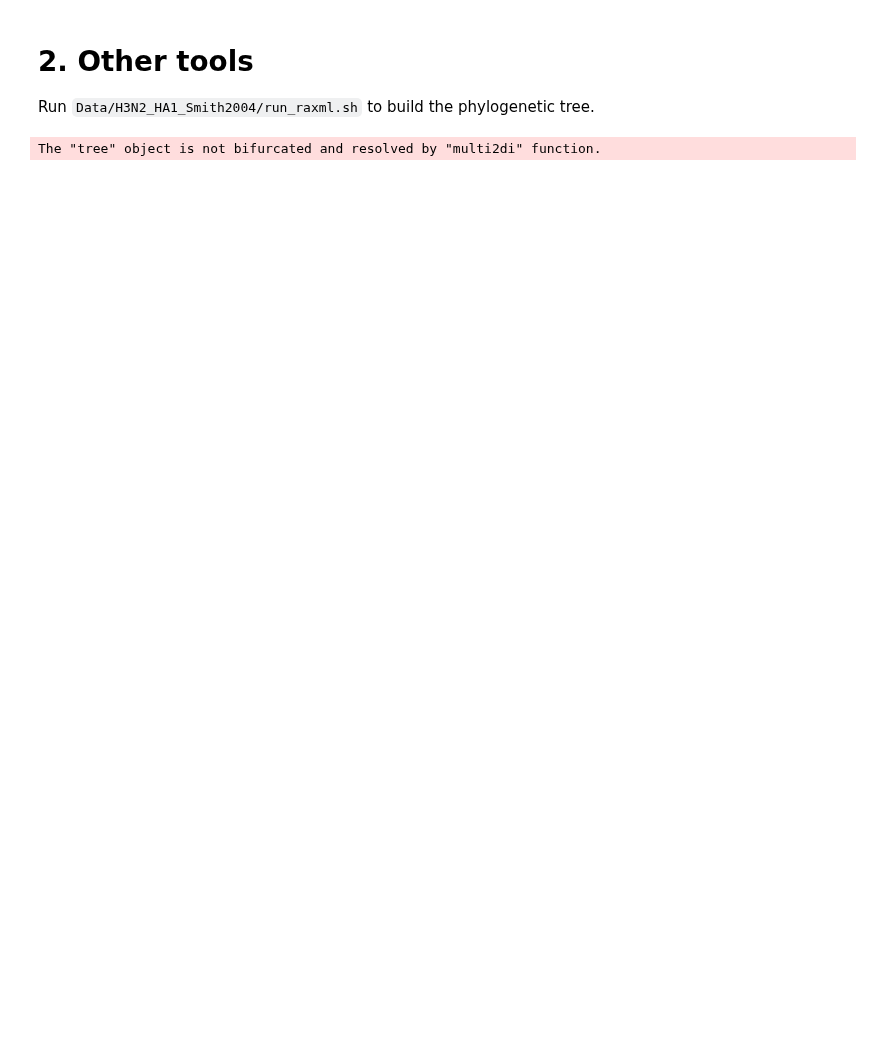
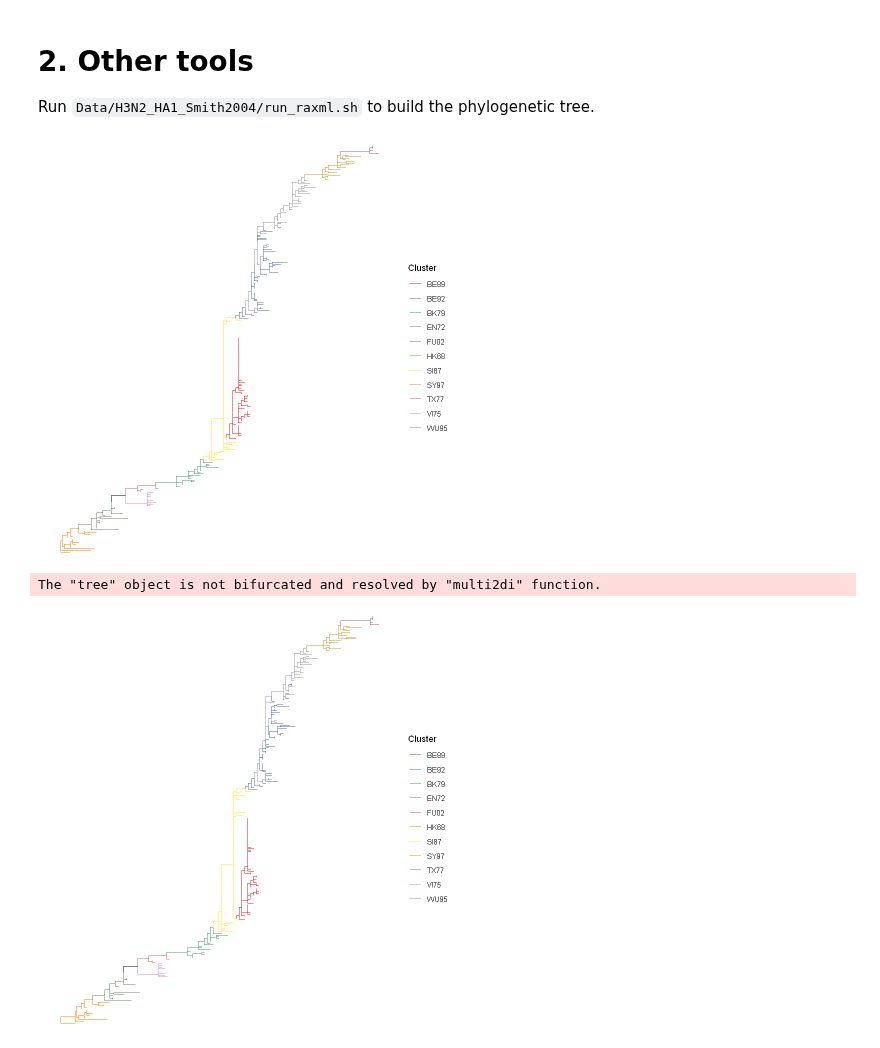
Before and after one commit to Takkoona/phyloColoring, a Jupyter notebook: 3_fixation_validation.ipynb, the cells around one changed output. Cells and saved outputs as stored; diff of their text form; code cells hidden in the pictures; blank space fills up the shorter version.

```diff
--- a/3_fixation_validation.ipynb
+++ b/3_fixation_validation.ipynb
@@ -270,38 +281,41 @@ Run `Data/H3N2_HA1_Smith2004/run_raxml.sh` to build the phylogenetic tree.
 predResult2 <- data.frame(
     "software" = integer(),
     "rate" = double(),
     "category" = character()
 )
 
 for (toolname in names(PHYLO_TOOLS)) {
     tree <- read.tree(file.path(DATA_DIR, PHYLO_TOOLS[[toolname]]))
     tree <- ape::root(tree, "AF201874.1")
-    p <- ggtree(groupOTU(tree, group, group_name = "Groups"), aes(color = Groups)) +
-        scale_color_manual(values = as.list(groupColors), limits = names(groupColors))
-    ggsave(
-        filename = file.path(OUTPUT_DIR, paste0("Smith2004_tree_", toolname, ".svg")),
-        plot = p,
-        width = 6, height = 4
-    )
+    p <- ggtree(groupOTU(tree, group, group_name = "Cluster"), aes(color = Cluster)) +
+        scale_color_manual(
+            values = as.list(groupColors),
+            limits = setdiff(names(groupColors), "0"),
+            na.translate = TRUE,
+            na.value = "black"
+        )
+    print(p)
     paths <- addMSA(tree, alignment = alignment)
     mutations <- fixationSites(paths)
 
     assessTable <- siteCategory
     sites <- as.integer(allSitesName(mutations))
     assessTable[["predFixed"]] <- assessTable[["site"]] %in% sites
     x <- assessTable[["fixationSite"]] + assessTable[["predFixed"]]
     senstivity <- length(which(x == 2)) / nPositive
     specificity <- length(which(x == 0)) / nNegative
     predResult2 <- rbind(
         predResult2,
         data.frame(
             "software" = c(toolname, toolname),
             "rate" = c(senstivity, specificity),
             "category" = c("Senstivity", "Specificity")
         )
     )
 }
 
 predResult2$software <- factor(predResult2$software, levels = names(PHYLO_TOOLS))
 # %% [output]
+[figure, added]
 The "tree" object is not bifurcated and resolved by "multi2di" function.
+[figure, added]
```
Also changed, not shown: parts of 8 cells of this notebook, 10 other files.
